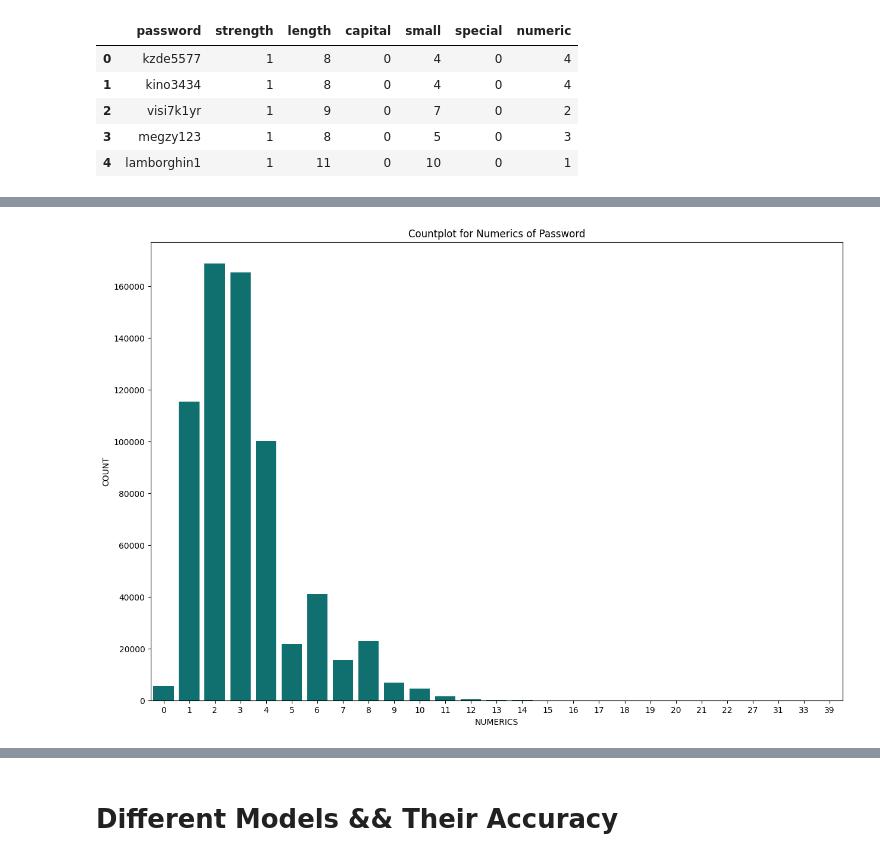
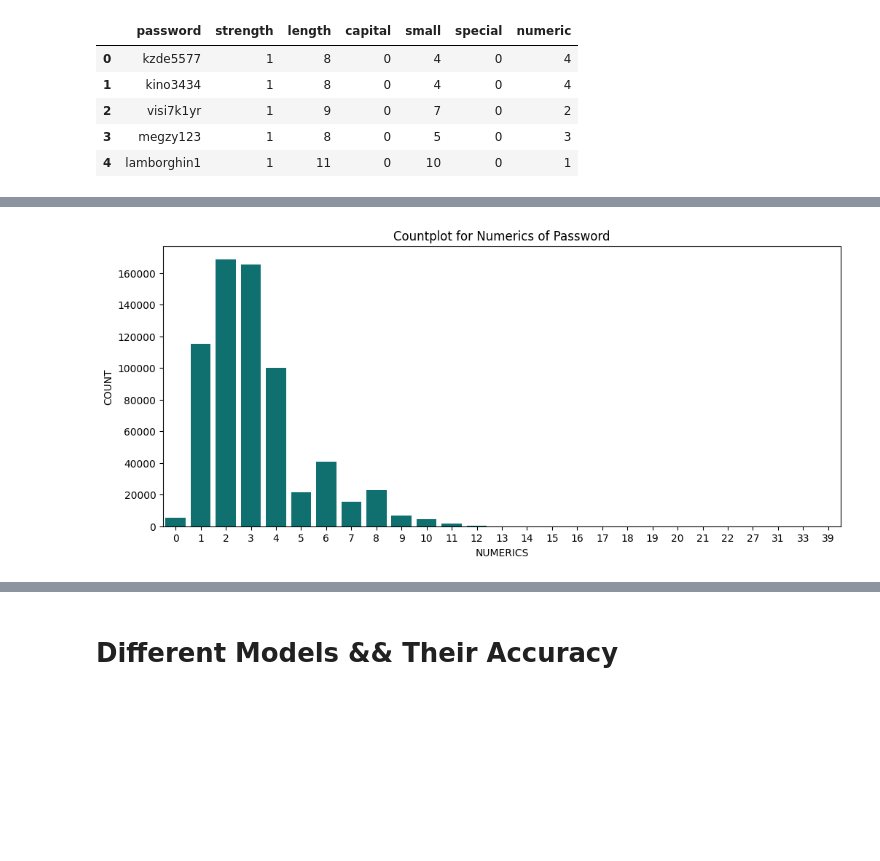
Before and after one commit to jamshed20/Password-Strength_using-NLP, a Jupyter notebook: Password Strength Prediction.ipynb, the cells around one changed output, grey strips where cells are left out. Cells and saved outputs as stored; diff of their text form; code cells hidden in the pictures; blank space fills up the shorter version.

```diff
--- a/Password Strength Prediction.ipynb
+++ b/Password Strength Prediction.ipynb
@@ -204,10 +205,10 @@ plt.show()
 # %%
-plt.figure(figsize=(15,10))
+plt.figure(figsize=(12,5))
 sns.countplot(x=data['numeric'],color='teal')
 plt.title('Countplot for Numerics of Password')
 plt.xlabel('NUMERICS')
 plt.ylabel('COUNT')
 plt.show()
 # %% [output]
-[figure, old version]
+[figure, new version]
 # %%
```
Also changed, not shown: parts of 28 cells of this notebook.
